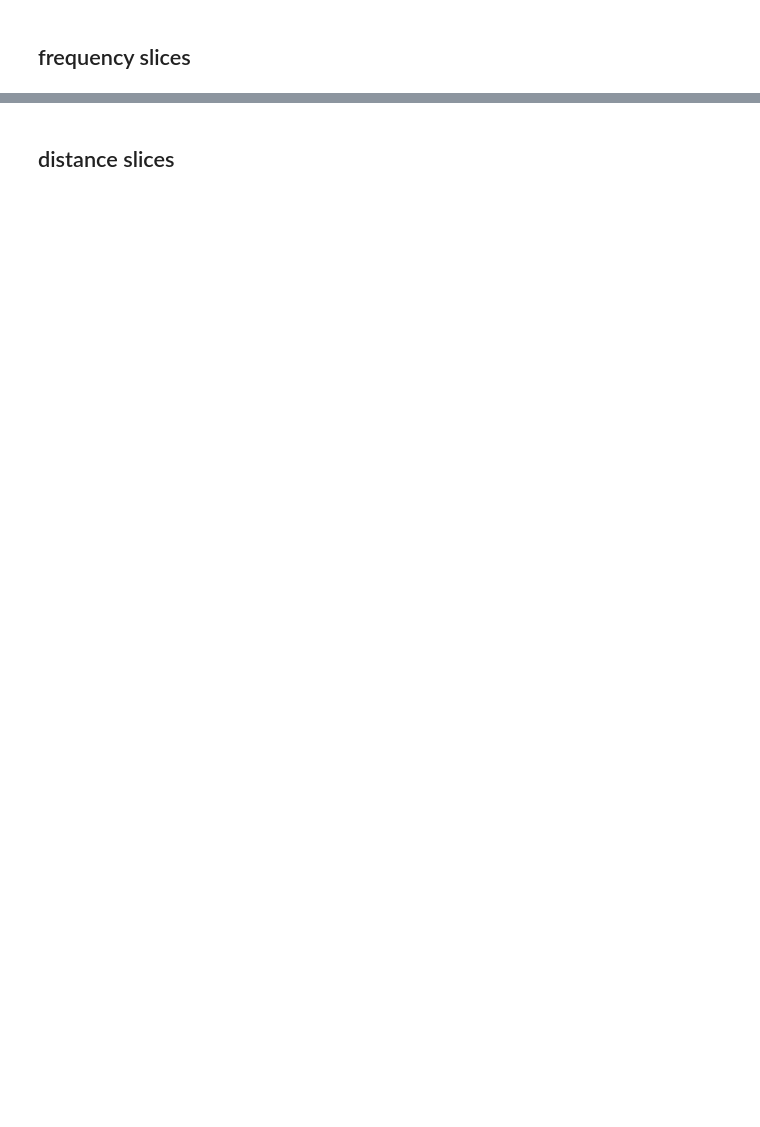
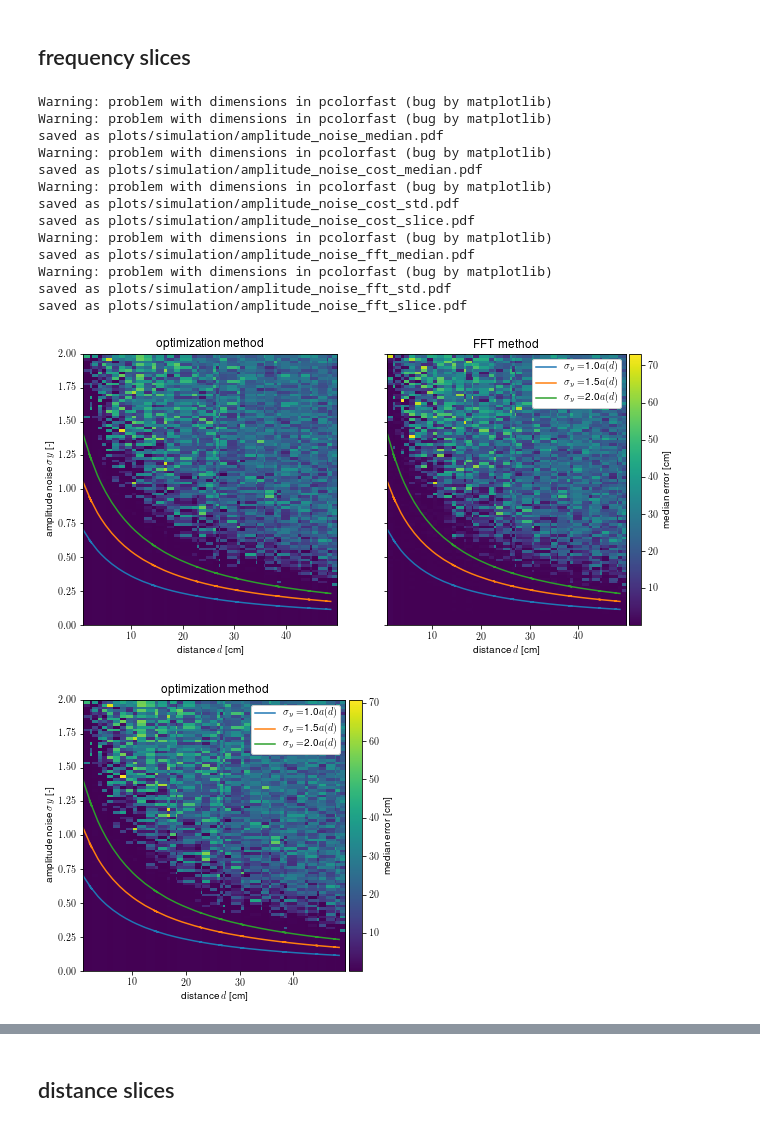
Before and after one commit to LCAV/audioROS, a Jupyter notebook: notebooks/WallStudy.ipynb, the cells around one changed output, grey strips where cells are left out. Saved outputs shown, nothing was run; the diff lists cells and outputs as text; code cells hidden in the pictures; blank space fills up the shorter version.

```diff
--- a/notebooks/WallStudy.ipynb
+++ b/notebooks/WallStudy.ipynb
@@ -637,6 +760,7 @@ labels = {
     "distance": "distance $d$ [cm]",
     np.nanstd: "error std",
     np.nanmedian: "median error",
+    np.nanmean: "mean error",
 }
 
 
@@ -769,24 +893,40 @@ def plot_cuts(results_df, category_label="sigmadelta", xlabel="distance", num_cu
 # %%
 name = "amplitude_noise"
 results_df = pd.read_pickle(f"results/simulation/{name}.pkl")
 
-fig, axs = plot_error(
+fig, axs = plot_error_distance(
     results_df, column="sigmay", name=name + " $\\sigma_y$ [-]", aggfunc=np.nanmedian
 )
 plot_cos_amplitudes(axs, results_df)
 save_fig(fig, f"plots/simulation/{name}_median.pdf")
 for method, sub_df in results_df.groupby("method"):
     fig, axs = plot_error_distance(
         sub_df, column="sigmay", name=name + " $\\sigma_y$ [-]", aggfunc=np.nanmedian
     )
     plot_cos_amplitudes(axs, results_df)
     save_fig(fig, f"plots/simulation/{name}_{method}_median.pdf")
 
     fig, axs = plot_error_distance(
         sub_df, column="sigmay", name=name + " $\\sigma_y$ [-]", aggfunc=np.nanstd
     )
     plot_cos_amplitudes(axs, results_df)
     save_fig(fig, f"plots/simulation/{name}_{method}_std.pdf")
 
     fig, axs = plot_cuts(sub_df, category_label="distance", xlabel="sigmay", num_cuts=3)
     save_fig(fig, f"plots/simulation/{name}_{method}_slice.pdf")
+# %% [output]
+Warning: problem with dimensions in pcolorfast (bug by matplotlib)
+Warning: problem with dimensions in pcolorfast (bug by matplotlib)
+saved as plots/simulation/amplitude_noise_median.pdf
+Warning: problem with dimensions in pcolorfast (bug by matplotlib)
+saved as plots/simulation/amplitude_noise_cost_median.pdf
+Warning: problem with dimensions in pcolorfast (bug by matplotlib)
+saved as plots/simulation/amplitude_noise_cost_std.pdf
+saved as plots/simulation/amplitude_noise_cost_slice.pdf
+Warning: problem with dimensions in pcolorfast (bug by matplotlib)
+saved as plots/simulation/amplitude_noise_fft_median.pdf
+Warning: problem with dimensions in pcolorfast (bug by matplotlib)
+saved as plots/simulation/amplitude_noise_fft_std.pdf
+saved as plots/simulation/amplitude_noise_fft_slice.pdf
+[figure, added]
+[figure, added]
```
Also changed, not shown: parts of 23 cells of this notebook, 3 other files.
